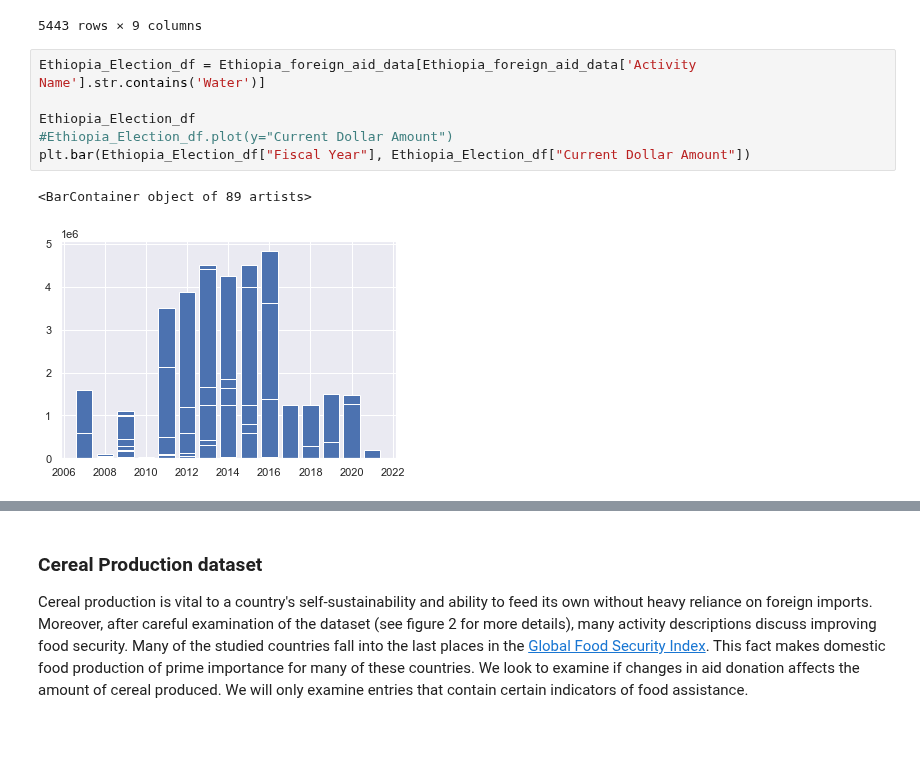
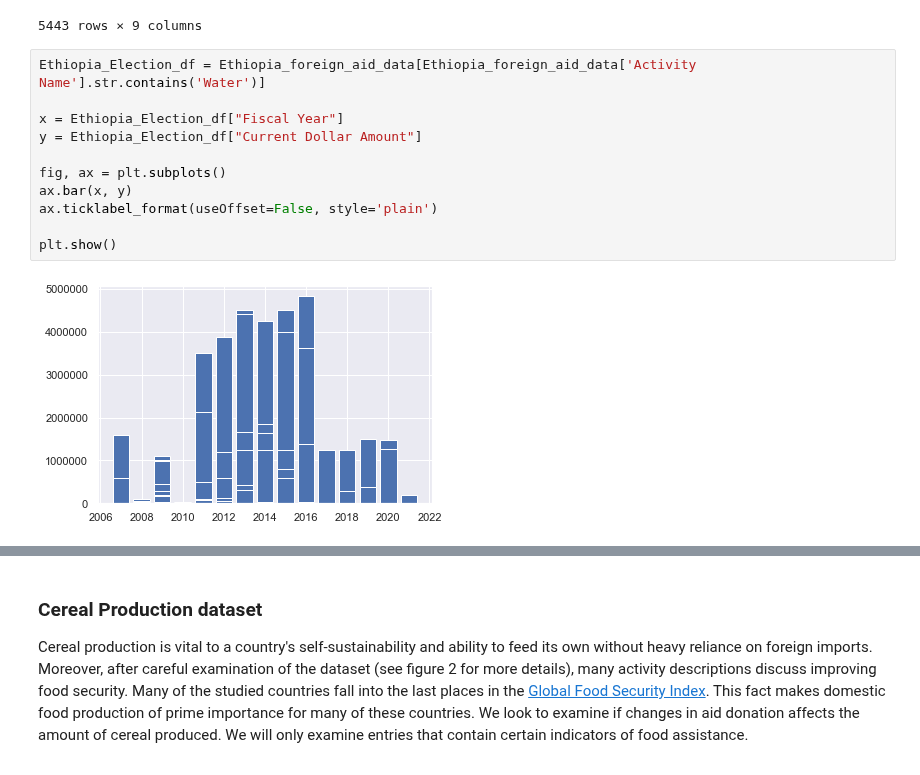
Before and after one commit to chriscallahan99/DataScience_Final_Project, a Jupyter notebook: DS_Milestone_1.ipynb, the cells around one changed output, grey strips where cells are left out. Saved outputs shown, nothing was run; the diff lists cells and outputs as text; blank space fills up the shorter version.

Commit message:
Updated Graphs

```diff
--- a/DS_Milestone_1.ipynb
+++ b/DS_Milestone_1.ipynb
@@ -304,9 +304,13 @@ gw19_df
 # %%
 Ethiopia_Election_df = Ethiopia_foreign_aid_data[Ethiopia_foreign_aid_data['Activity Name'].str.contains('Water')]
 
-Ethiopia_Election_df
-#Ethiopia_Election_df.plot(y="Current Dollar Amount")
-plt.bar(Ethiopia_Election_df["Fiscal Year"], Ethiopia_Election_df["Current Dollar Amount"])
+x = Ethiopia_Election_df["Fiscal Year"]
+y = Ethiopia_Election_df["Current Dollar Amount"]
+
+fig, ax = plt.subplots()
+ax.bar(x, y)
+ax.ticklabel_format(useOffset=False, style='plain')
+
+plt.show()
 # %% [output]
-<BarContainer object of 89 artists>
-[figure, old version]
+[figure, new version]
```
Also changed, not shown: parts of 7 cells of this notebook, 1 other file.
